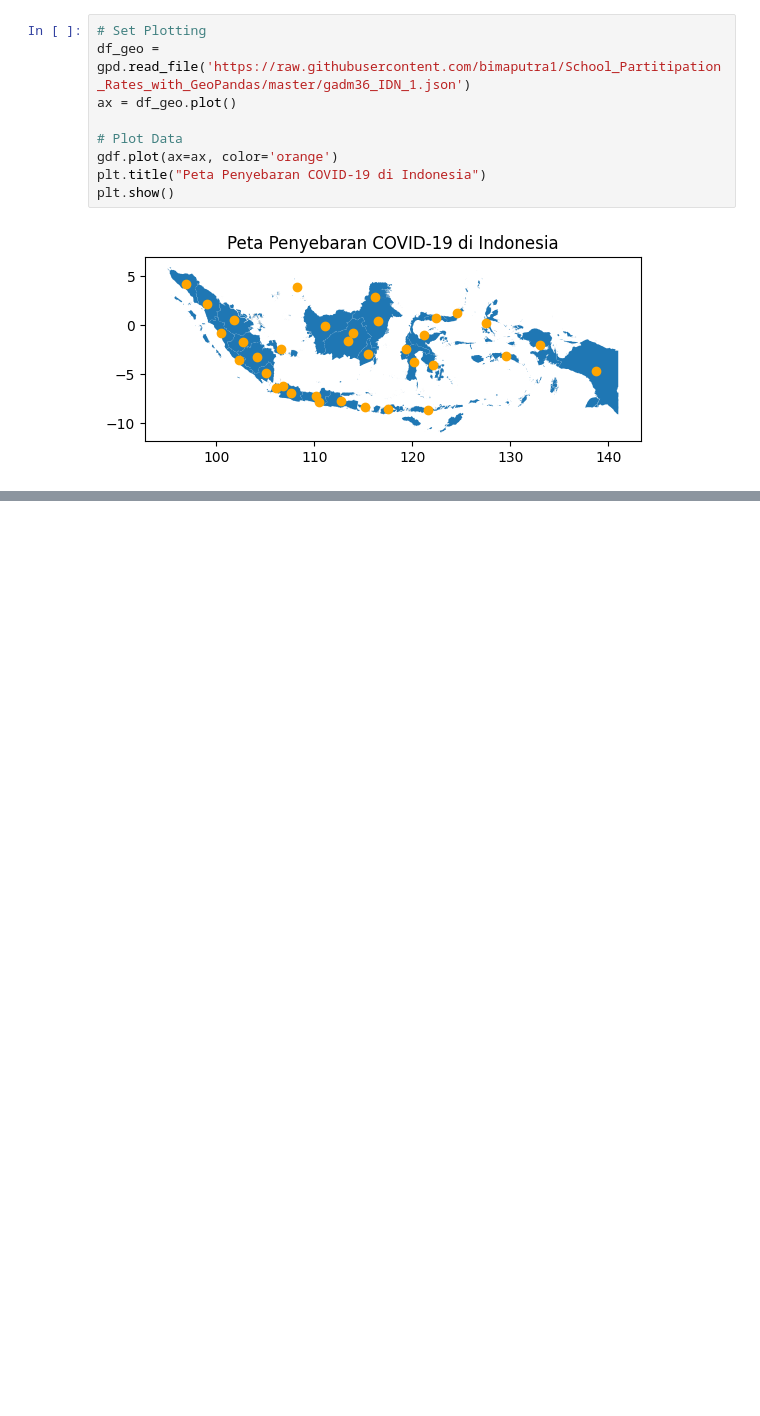
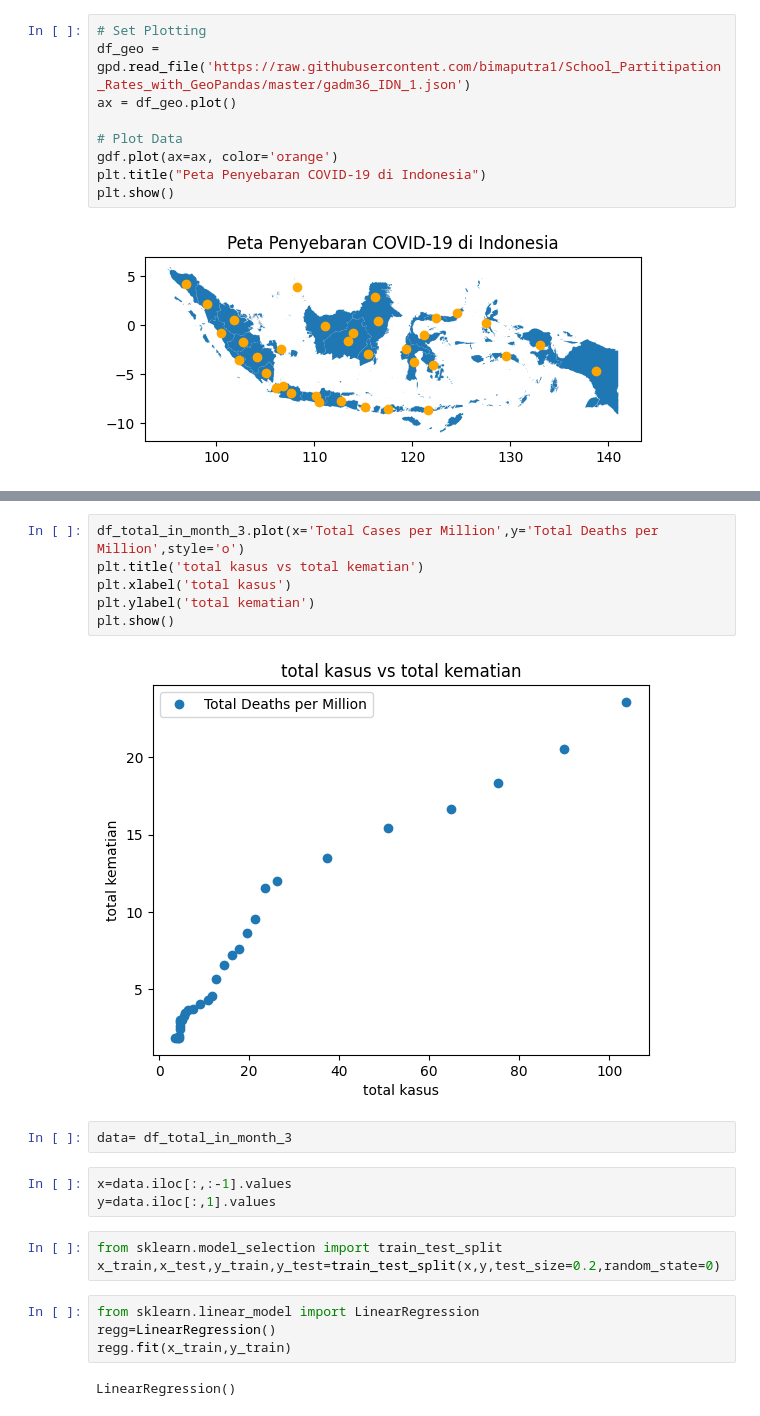
Before and after one commit to arianza1210/Data_Scientist, a Jupyter notebook: UseCase_Covid_Indonesia.ipynb, the cells around one changed output, grey strips where cells are left out. Drawn from its saved outputs; the diff is of its cells as text; blank space fills up the shorter version.

```diff
--- a/UseCase_Covid_Indonesia.ipynb
+++ b/UseCase_Covid_Indonesia.ipynb
@@ -220,0 +234,22 @@ plt.show()
+# %%
+df_total_in_month_3.plot(x='Total Cases per Million',y='Total Deaths per Million',style='o')
+plt.title('total kasus vs total kematian')
+plt.xlabel('total kasus')
+plt.ylabel('total kematian')
+plt.show()
+# %% [output]
+[figure, added]
+# %%
+data= df_total_in_month_3
+# %%
+x=data.iloc[:,:-1].values
+y=data.iloc[:,1].values
+# %%
+from sklearn.model_selection import train_test_split
+x_train,x_test,y_train,y_test=train_test_split(x,y,test_size=0.2,random_state=0)
+# %%
+from sklearn.linear_model import LinearRegression
+regg=LinearRegression()
+regg.fit(x_train,y_train)
+# %% [output]
+LinearRegression()
```
Also changed, not shown: parts of 8 cells of this notebook.
